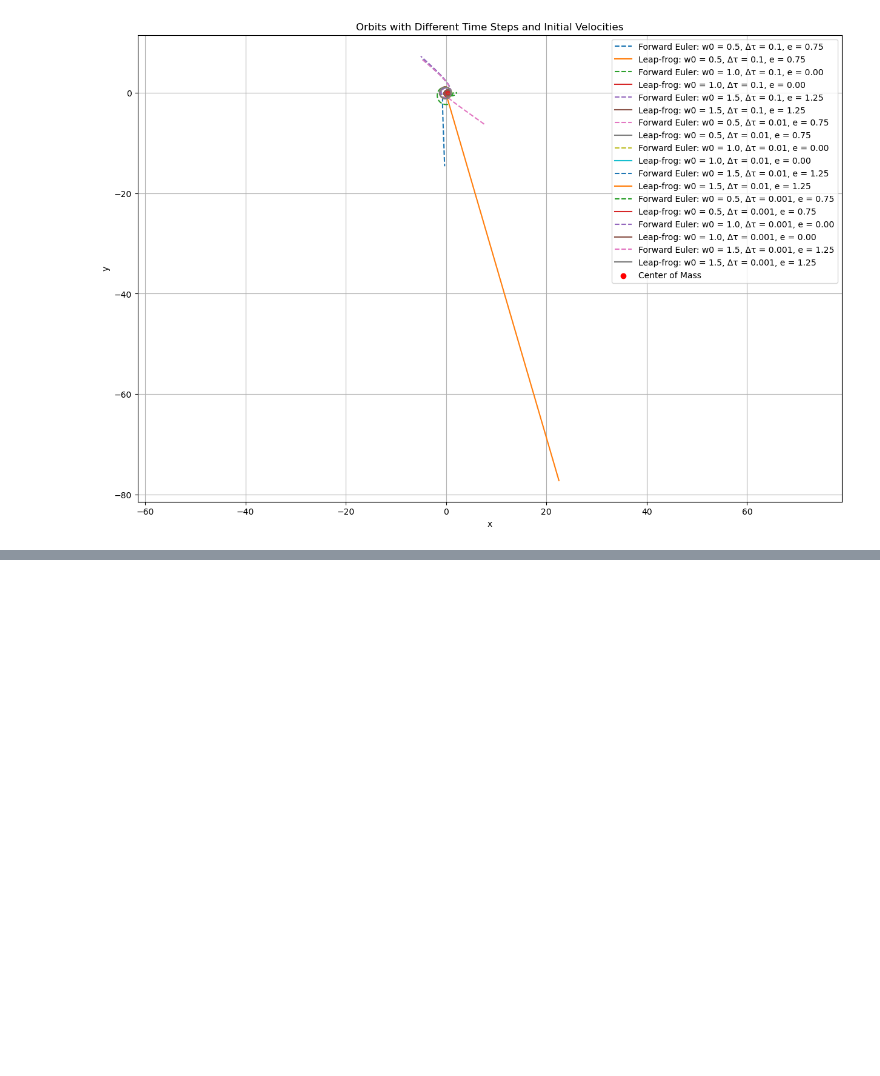
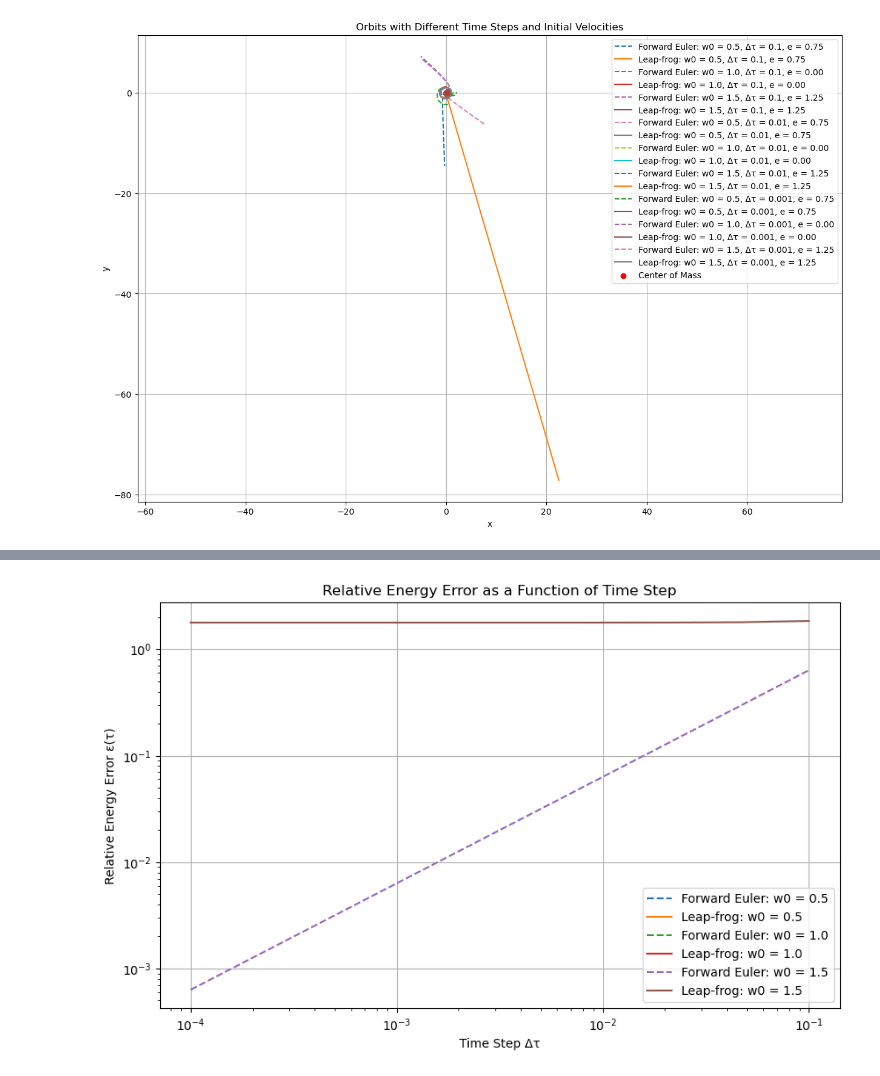
Before and after one commit to abalajiksh/intocompphysss25, a Jupyter notebook: sheet05/ode.ipynb, the cells around one changed output, grey strips where cells are left out. Saved outputs shown, nothing was run; the diff lists cells and outputs as text; code cells hidden in the pictures; blank space fills up the shorter version.

```diff
--- a/sheet05/ode.ipynb
+++ b/sheet05/ode.ipynb
@@ -252,0 +305,93 @@ plt.show()
+# %%
+G = 1.0  # Gravitational constant
+M = 1.0  # Mass of the bodies
+mu = 1.0  # Reduced mass
+
+def compute_energy(s, w):
+    r = np.linalg.norm(s)
+    K = 0.5 * mu * np.linalg.norm(w) ** 2
+    U = -G * M * mu / r
+    E = K + U
+    return E
+
+def compute_relative_energy_error(E, E0):
+    return np.abs(E - E0) / E0
+
+def integrate_orbit_forward_euler(s0, w0, delta_tau, num_steps):
+    s = np.zeros((num_steps, 2))
+    w = np.zeros((num_steps, 2))
+    s[0] = s0
+    w[0] = w0
+
+    E0 = compute_energy(s0, w0)
+    energy_errors = np.zeros(num_steps)
+
+    for i in range(1, num_steps):
+        s[i] = s[i-1] + delta_tau * w[i-1]
+        s_magnitude = np.linalg.norm(s[i-1])
+        w[i] = w[i-1] - delta_tau * s[i-1] / (s_magnitude ** 3)
+
+        E = compute_energy(s[i], w[i])
+        energy_errors[i] = compute_relative_energy_error(E, E0)
+
+    return energy_errors
+
+def integrate_orbit_leap_frog(s0, w0, delta_tau, num_steps):
+    s = np.zeros((num_steps, 2))
+    w = np.zeros((num_steps, 2))
+    s[0] = s0
+    w[0] = w0
+
+    E0 = compute_energy(s0, w0)
+    energy_errors = np.zeros(num_steps)
+
+    # Half-step velocity update
+    s_magnitude = np.linalg.norm(s[0])
+    w_half = w[0] - 0.5 * delta_tau * s[0] / (s_magnitude ** 3)
+
+    for i in range(1, num_steps):
+        s[i] = s[i-1] + delta_tau * w_half
+        s_magnitude = np.linalg.norm(s[i])
+        w[i] = w_half - delta_tau * s[i] / (s_magnitude ** 3)
+        w_half = w[i] - delta_tau * s[i] / (s_magnitude ** 3)
+
+        E = compute_energy(s[i], w[i])
+        energy_errors[i] = compute_relative_energy_error(E, E0)
+
+    return energy_errors
+
+s0 = np.array([1.0, 0.0])
+w0_values = [0.5, 1.0, 1.5]
+
+delta_tau_values = np.logspace(-4, -1, 10)
+
+num_orbits = 2
+total_time = num_orbits * 2 * np.pi
+num_steps = int(total_time / delta_tau_values[0])
+
+plt.figure(figsize=(10, 6))
+for w0 in w0_values:
+    w0_vec = np.array([0.0, w0])
+    energy_errors_euler = np.zeros(len(delta_tau_values))
+    energy_errors_leap_frog = np.zeros(len(delta_tau_values))
+
+    for i, delta_tau in enumerate(delta_tau_values):
+        num_steps = int(total_time / delta_tau)
+
+        # Forward Euler
+        energy_errors_euler[i] = np.max(integrate_orbit_forward_euler(s0, w0_vec, delta_tau, num_steps))
+
+        # Leap-frog
+        energy_errors_leap_frog[i] = np.max(integrate_orbit_leap_frog(s0, w0_vec, delta_tau, num_steps))
+
+    plt.loglog(delta_tau_values, energy_errors_euler, '--', label=f'Forward Euler: w0 = {w0}')
+    plt.loglog(delta_tau_values, energy_errors_leap_frog, '-', label=f'Leap-frog: w0 = {w0}')
+
+plt.xlabel('Time Step Δτ')
+plt.ylabel('Relative Energy Error ε(τ)')
+plt.title('Relative Energy Error as a Function of Time Step')
+plt.legend()
+plt.grid(True)
+plt.show()
+# %% [output]
+[figure, added]
```
Also changed, not shown: parts of 4 cells of this notebook, 3 other files.
